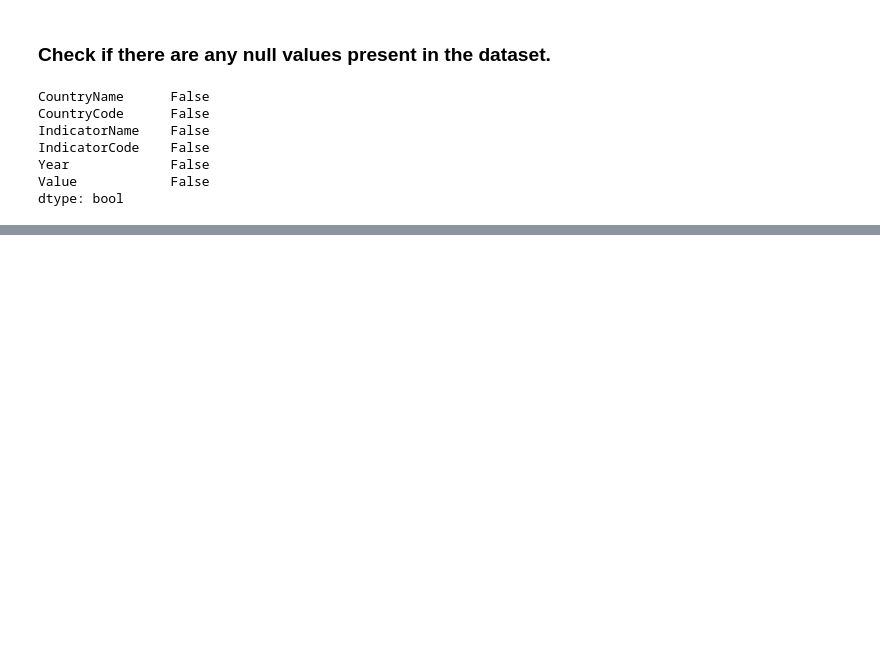
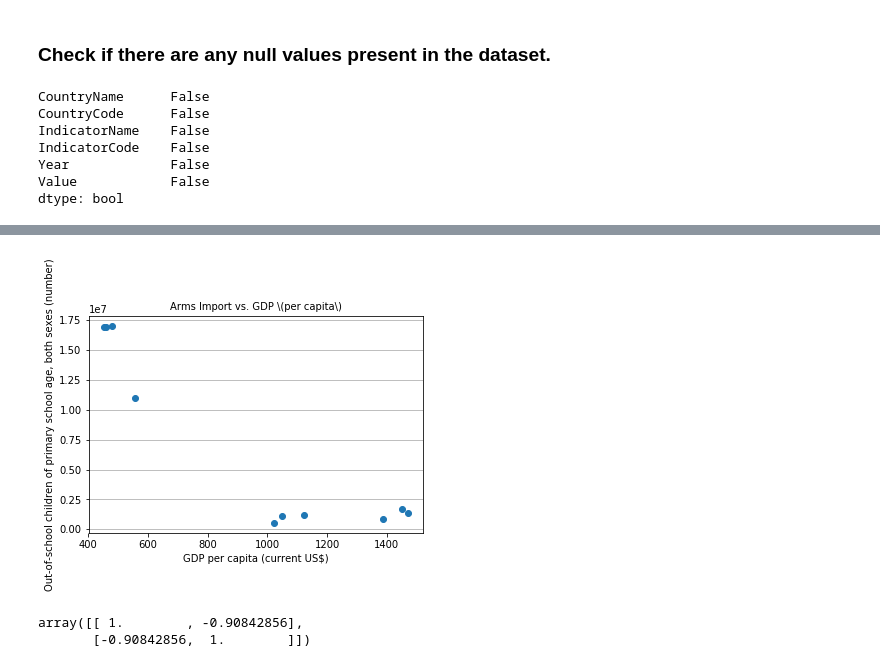
Before and after one commit to Rohithsoman/EdX-Python4DS, a Jupyter notebook: Mini- Project (Rohith).ipynb, the cells around one changed output, grey strips where cells are left out. Saved outputs shown, nothing was run; the diff lists cells and outputs as text; code cells hidden in the pictures; blank space fills up the shorter version.

```diff
--- a/Mini- Project (Rohith).ipynb
+++ b/Mini- Project (Rohith).ipynb
@@ -98,0 +162,17 @@ plt.show()
+# %%
+fig,axis=plt.subplots()
+axis.yaxis.grid(True)
+axis.set_title('Arms Import vs. GDP \(per capita\)',fontsize=10)
+axis.set_xlabel(stage_gdp['IndicatorName'].iloc[0],fontsize=10)
+axis.set_ylabel(stage_all['IndicatorName'].iloc[0],fontsize=10)
+X=stage_gdp['Value']
+Y=stage_all['Value']
+axis.scatter(X, Y)
+plt.show()
+# %% [output]
+[figure, added]
+# %%
+np.corrcoef(stage_gdp['Value'],stage_all['Value'])
+# %% [output]
+array([[ 1.        , -0.90842856],
+       [-0.90842856,  1.        ]])
```
Also changed, not shown: parts of 10 cells of this notebook.
